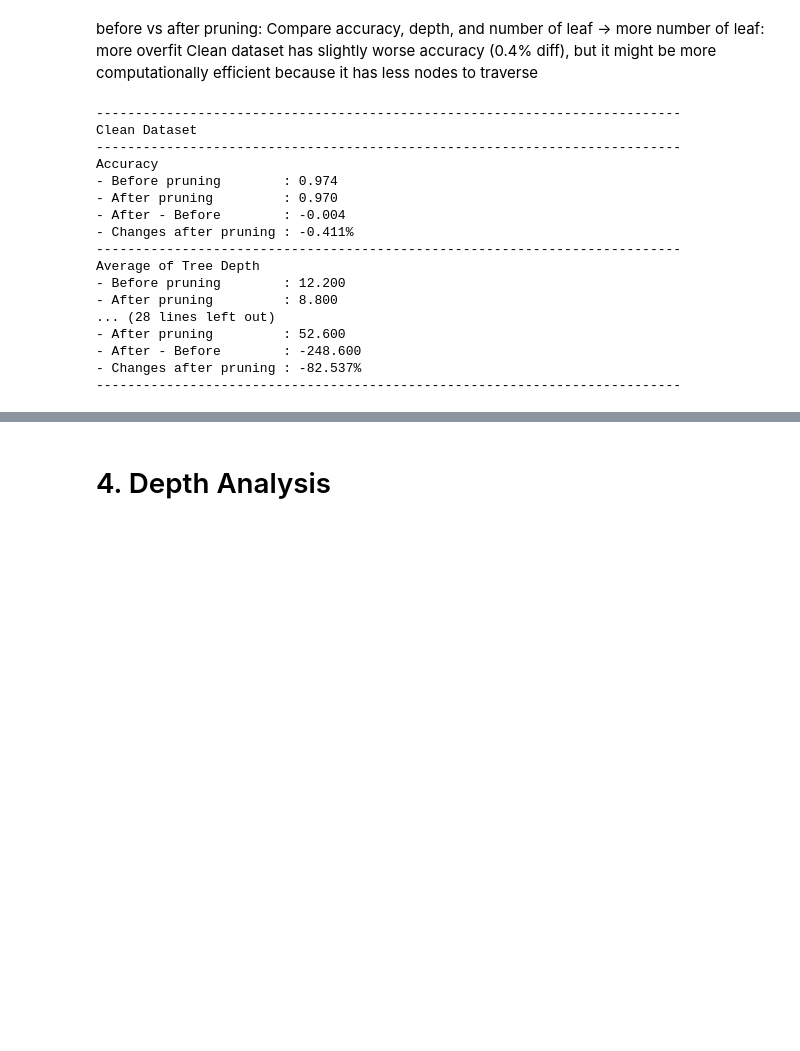
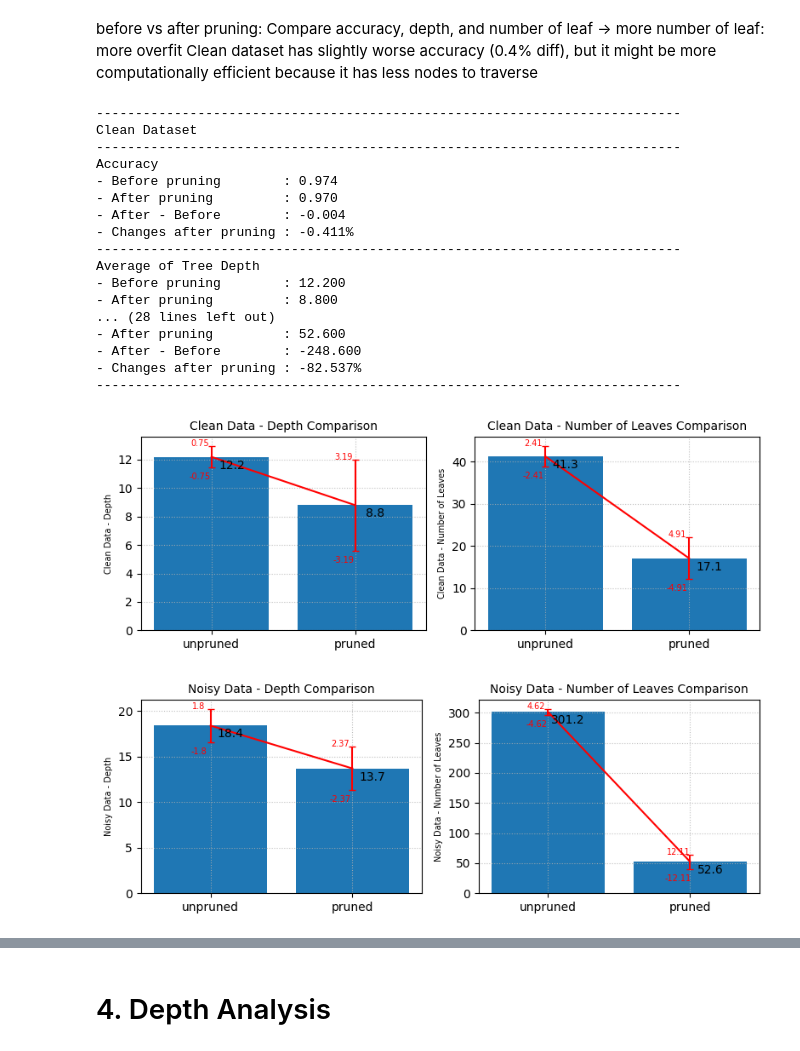
Before and after one commit to amin-abualhassan/intro2ml-cw1, a Jupyter notebook: dt_coursework/analytics.ipynb, the cells around one changed output, grey strips where cells are left out. Drawn from its saved outputs; the diff is of its cells as text; code cells hidden in the pictures; blank space fills up the shorter version.

```diff
--- a/dt_coursework/analytics.ipynb
+++ b/dt_coursework/analytics.ipynb
@@ -374,6 +373,57 @@ def metrics_compare(value_name, value_before, value_after):
     print(f"- After - Before\t: {value_after - value_before:.3f}")
     print(f"- Changes after pruning\t: {(value_after - value_before)*100/value_before:.3f}%")
     print_dashes()
+
+x = ["unpruned", "pruned"]
+#clean unpruned vs pruned
+y_depth = [clean_depth_leaf["avg_depth_before"], clean_depth_leaf["avg_depth_after"]]
+std_depth = [clean_depth_leaf["std_depth_before"], clean_depth_leaf["std_depth_after"]]
+
+y_leaf = [clean_depth_leaf["avg_leaf_before"], clean_depth_leaf["avg_leaf_after"]]
+std_leaf = [clean_depth_leaf["std_leaf_before"], clean_depth_leaf["std_leaf_after"]]
+
+fig, ax = plt.subplots(1,2, figsize=(8,3))
+
+plot_line_w_error(x, y_depth, std_depth, ax[0], "Clean Data - Depth")
+plot_line_w_error(x, y_leaf, std_leaf, ax[1], "Clean Data - Number of Leaves")
+
+fig.tight_layout()
+
+x = ["unpruned", "pruned"]
+#noisy unpruned vs pruned
+y_depth = [noisy_depth_leaf["avg_depth_before"], noisy_depth_leaf["avg_depth_after"]]
+std_depth = [noisy_depth_leaf["std_depth_before"], noisy_depth_leaf["std_depth_after"]]
+
+y_leaf = [noisy_depth_leaf["avg_leaf_before"], noisy_depth_leaf["avg_leaf_after"]]
+std_leaf = [noisy_depth_leaf["std_leaf_before"], noisy_depth_leaf["std_leaf_after"]]
+
+fig, ax = plt.subplots(1,2, figsize=(8,3))
+
+plot_line_w_error(x, y_depth, std_depth, ax[0], "Noisy Data - Depth")
+plot_line_w_error(x, y_leaf, std_leaf, ax[1], "Noisy Data - Number of Leaves")
+
+fig.tight_layout()
+
+clean_cm_img_before = np.asarray(Image.open(clean_result_path+"/cm_before.png"))
+noisy_cm_img_before = np.asarray(Image.open(noisy_result_path+"/cm_before.png"))
+clean_cm_img_after = np.asarray(Image.open(clean_result_path+"/cm_after.png"))
+noisy_cm_img_after = np.asarray(Image.open(noisy_result_path+"/cm_after.png"))
+
+
+fig, ax = plt.subplots(2,2, figsize=(8,4))
+ax[0][0].imshow(clean_cm_img_before)
+ax[0][0].axis(False)
+
+ax[0][1].imshow(clean_cm_img_after)
+ax[0][1].axis(False)
+
+ax[1][0].imshow(noisy_cm_img_before)
+ax[1][0].axis(False)
+
+ax[1][1].imshow(noisy_cm_img_after)
+ax[1][1].axis(False)
+
+fig.tight_layout()
 
 print_dashes()
 print("Clean Dataset")
@@ -381,30 +431,32 @@ print_dashes()
 metrics_compare("Accuracy", clean_metrics_before["accuracy"], clean_metrics_after["accuracy"])
 metrics_compare("Average of Tree Depth", clean_depth_leaf["avg_depth_before"], clean_depth_leaf["avg_depth_after"])
 metrics_compare("Average of Number of Leaves", clean_depth_leaf["avg_leaf_before"], clean_depth_leaf["avg_leaf_after"])
 print()
 print()
 
 print_dashes()
 print("Noisy Dataset")
 print_dashes()
 metrics_compare("Accuracy", noisy_metrics_before["accuracy"], noisy_metrics_after["accuracy"])
 metrics_compare("Average of Tree Depth", noisy_depth_leaf["avg_depth_before"], noisy_depth_leaf["avg_depth_after"])
 metrics_compare("Average of Number of Leaves", noisy_depth_leaf["avg_leaf_before"], noisy_depth_leaf["avg_leaf_after"])
 # %% [output]
 ---------------------------------------------------------------------------
 Clean Dataset
 ---------------------------------------------------------------------------
 Accuracy
 - Before pruning        : 0.974
 - After pruning         : 0.970
 - After - Before        : -0.004
 - Changes after pruning : -0.411%
 ---------------------------------------------------------------------------
 Average of Tree Depth
 - Before pruning        : 12.200
 - After pruning         : 8.800
 ... (28 lines left out)
 - After pruning         : 52.600
 - After - Before        : -248.600
 - Changes after pruning : -82.537%
 ---------------------------------------------------------------------------
+[figure, added]
+[figure, added]
```
Also changed, not shown: parts of 4 cells of this notebook.
